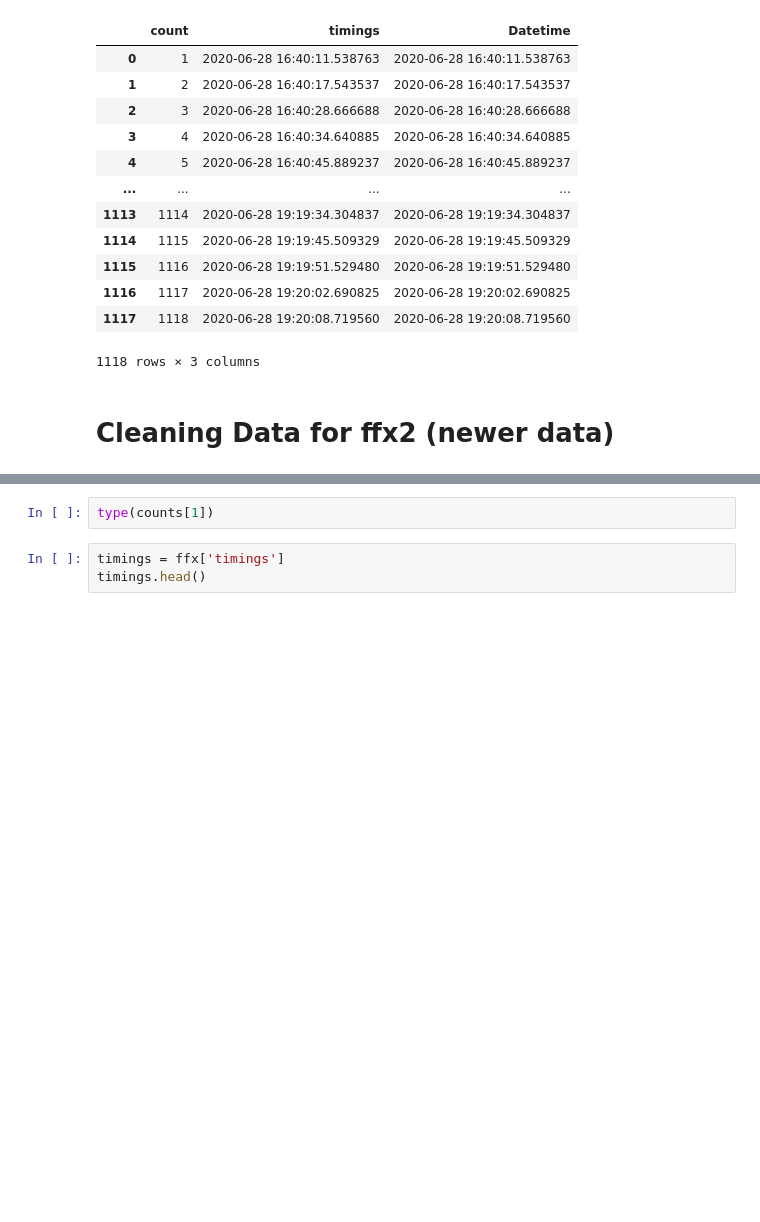
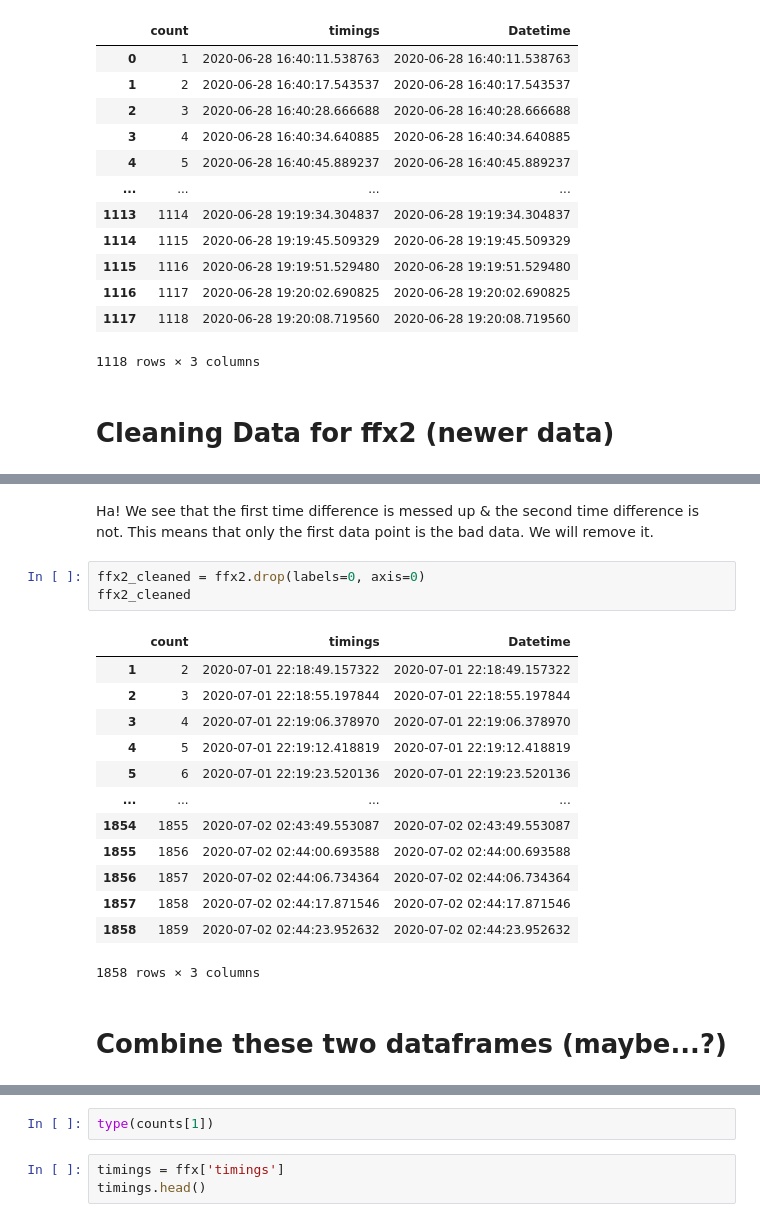
Before and after one commit to aj112358/FFX-Computer-Vision, a Jupyter notebook: FFX_Analysis.ipynb, the cells around one changed output, grey strips where cells are left out. Cells and saved outputs as stored; diff of their text form; blank space fills up the shorter version.

```diff
--- a/FFX_Analysis.ipynb
+++ b/FFX_Analysis.ipynb
@@ -287,0 +463,21 @@ ffx_cleaned
+# %% [markdown]
+Ha! We see that the first time difference is messed up & the second time difference is not. This means that only the first data point is the bad data. We will remove it.
+# %%
+ffx2_cleaned = ffx2.drop(labels=0, axis=0)
+ffx2_cleaned
+# %% [output]
+|  | count | timings | Datetime |
+| 1 | 2 | 2020-07-01 22:18:49.157322 | 2020-07-01 22:18:49.157322 |
+| 2 | 3 | 2020-07-01 22:18:55.197844 | 2020-07-01 22:18:55.197844 |
+| 3 | 4 | 2020-07-01 22:19:06.378970 | 2020-07-01 22:19:06.378970 |
+| 4 | 5 | 2020-07-01 22:19:12.418819 | 2020-07-01 22:19:12.418819 |
+| 5 | 6 | 2020-07-01 22:19:23.520136 | 2020-07-01 22:19:23.520136 |
+| ... | ... | ... | ... |
+| 1854 | 1855 | 2020-07-02 02:43:49.553087 | 2020-07-02 02:43:49.553087 |
+| 1855 | 1856 | 2020-07-02 02:44:00.693588 | 2020-07-02 02:44:00.693588 |
+| 1856 | 1857 | 2020-07-02 02:44:06.734364 | 2020-07-02 02:44:06.734364 |
+| 1857 | 1858 | 2020-07-02 02:44:17.871546 | 2020-07-02 02:44:17.871546 |
+| 1858 | 1859 | 2020-07-02 02:44:23.952632 | 2020-07-02 02:44:23.952632 |
+1858 rows × 3 columns
+# %% [markdown]
+# **Combine these two dataframes (maybe...?)**
```
Also changed, not shown: parts of 28 cells of this notebook.
